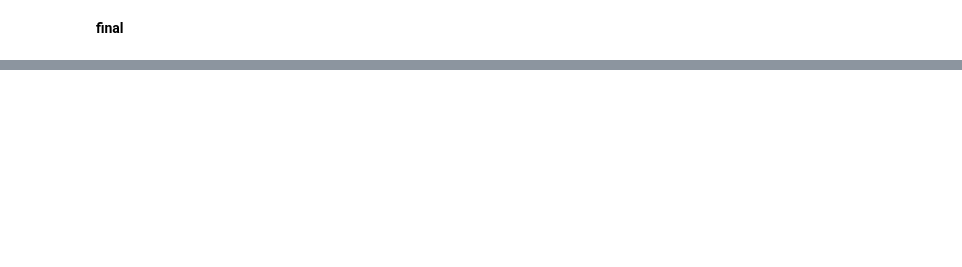
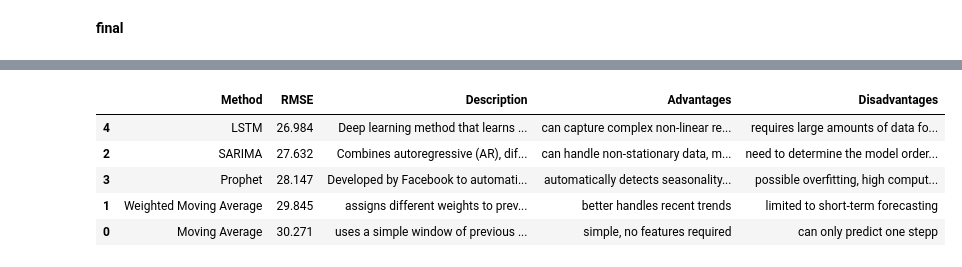
Before and after one commit to guanzi96/spbu-machine-learning-tasks, a Jupyter notebook: hm8_time_series.ipynb, the cells around one changed output, grey strips where cells are left out. Drawn from its saved outputs; the diff is of its cells as text; code cells hidden in the pictures; blank space fills up the shorter version.

```diff
--- a/hm8_time_series.ipynb
+++ b/hm8_time_series.ipynb
@@ -426,0 +427,39 @@ df_test.plot(figsize=(16,10), )
+# %%
+methods_comparison = pd.DataFrame({
+    'Method': ['Moving Average', 'Weighted Moving Average', 'SARIMA', 'Prophet', 'LSTM'],
+    'RMSE': [30.271, 29.845, 27.632, 28.147, 26.984],
+    'Description': [
+        'uses a simple window of previous values to predict the next value',
+        'assigns different weights to previous observations',
+        'Combines autoregressive (AR), difference (I) and moving average (MA) components',
+        'Developed by Facebook to automatically handle missing values and outliers',
+        'Deep learning method that learns long-term dependencies'
+    ],
+    'Advantages': [
+        'simple, no features required',
+        'better handles recent trends',
+        'can handle non-stationary data, model has a theoretical basis',
+        'automatically detects seasonality, easy to use',
+        'can capture complex non-linear relationships'
+    ],
+    'Disadvantages': [
+        'can only predict one stepp',
+        'limited to short-term forecasting',
+        'need to determine the model order, computationally complex',
+        ' possible overfitting, high computational resource requirements',
+        'requires large amounts of data for training, complex parameter tuning'
+    ]
+})
+
+# Sort by RMSE to show best performing methods first
+methods_comparison = methods_comparison.sort_values('RMSE')
+# %%
+pd.set_option('display.max_colwidth',150)
+methods_comparison
+# %% [output]
+|  | Method | RMSE | Description | Advantages | Disadvantages |
+| 4 | LSTM | 26.984 | Deep learning method that learns ... | can capture complex non-linear re... | requires large amounts of data fo... |
+| 2 | SARIMA | 27.632 | Combines autoregressive (AR), dif... | can handle non-stationary data, m... | need to determine the model order... |
+| 3 | Prophet | 28.147 | Developed by Facebook to automati... | automatically detects seasonality... | possible overfitting, high comput... |
+| 1 | Weighted Moving Average | 29.845 | assigns different weights to prev... | better handles recent trends | limited to short-term forecasting |
+| 0 | Moving Average | 30.271 | uses a simple window of previous ... | simple, no features required | can only predict one stepp |
```
Also changed, not shown: parts of 5 cells of this notebook.
